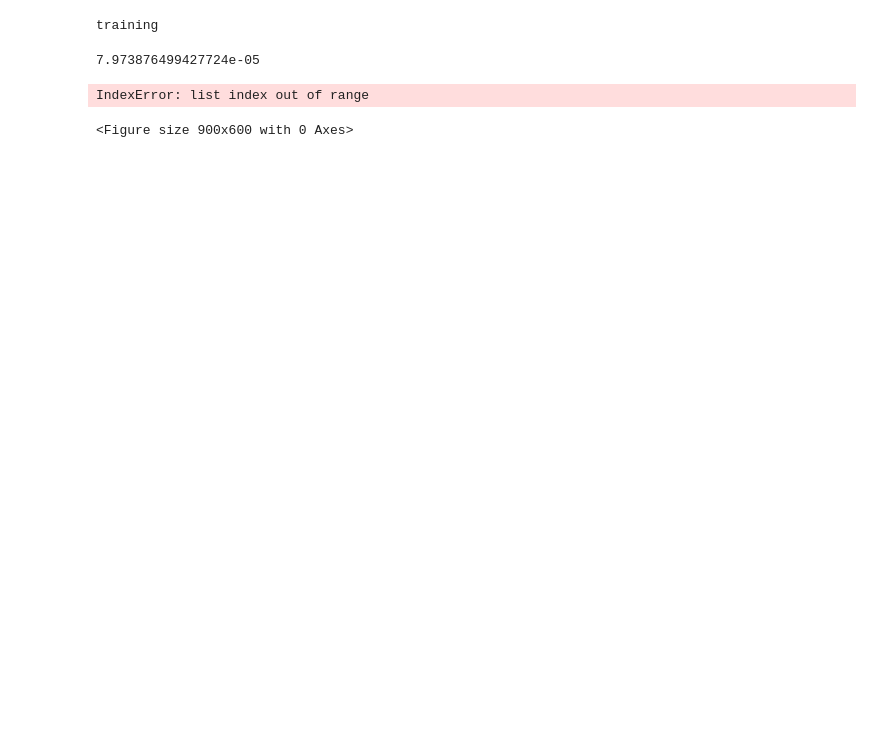
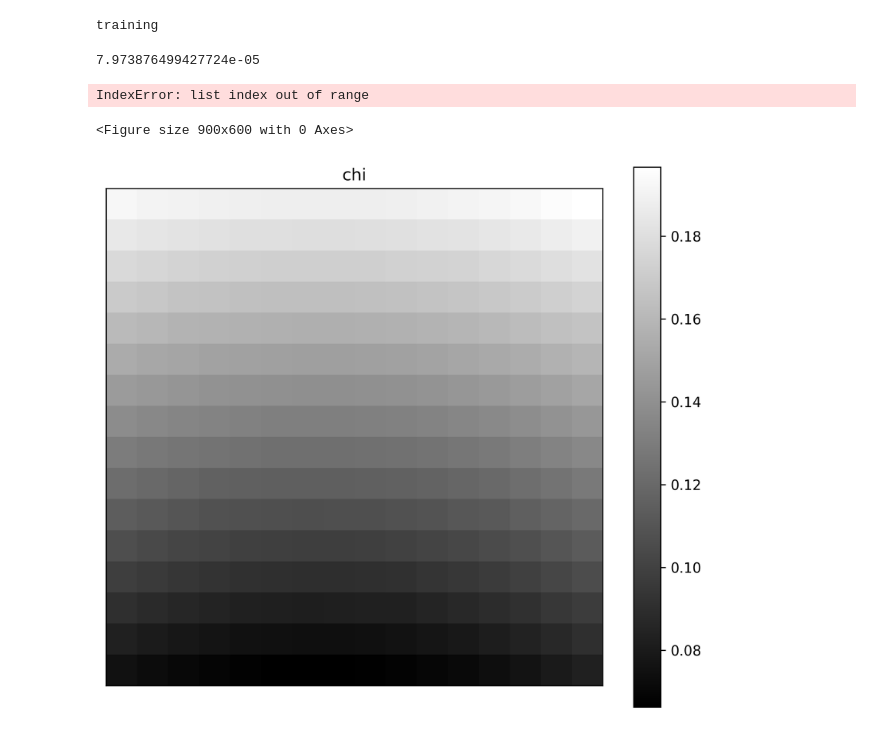
Before and after one commit to ThomasHelfer/TorchGRTL, a Jupyter notebook: notebook.ipynb, the cells around one changed output. Saved outputs shown, nothing was run; the diff lists cells and outputs as text; code cells hidden in the pictures; blank space fills up the shorter version.

```diff
--- a/notebook.ipynb
+++ b/notebook.ipynb
@@ -433,4 +436,27 @@ ham_ref = get_constraints(y_interpolated, oneoverdx)
 
 # y_interpolated = interpolation(X_batch.detach().cpu()).detach().to(torch.double)
 # Create subplots
+# %%
+box = 4
+channel = 0
+slice = 0
+fig = plt.figure(figsize=(8, 7),dpi = 300)
+
+# Plot ground truth
+plt.title("Diff")
+im0 = plt.imshow(
+    y_batch[box, channel, :, :, slice].cpu().detach().numpy(),
+    # vmin=-1e-7,
+    # vmax=1e-7,
+    cmap="gray",
+)
+plt.title(names[channel])
+plt.xticks([])
+plt.yticks([])
+plt.colorbar()
+
+
+plt.savefig(f'x{factor}_d{downsample}_lvl{res_level}_box{box}_slice{slice}_{names[channel]}_input.png')
+# %% [output]
+[figure, added]
 # %%
```
Also changed, not shown: parts of 22 cells of this notebook.
